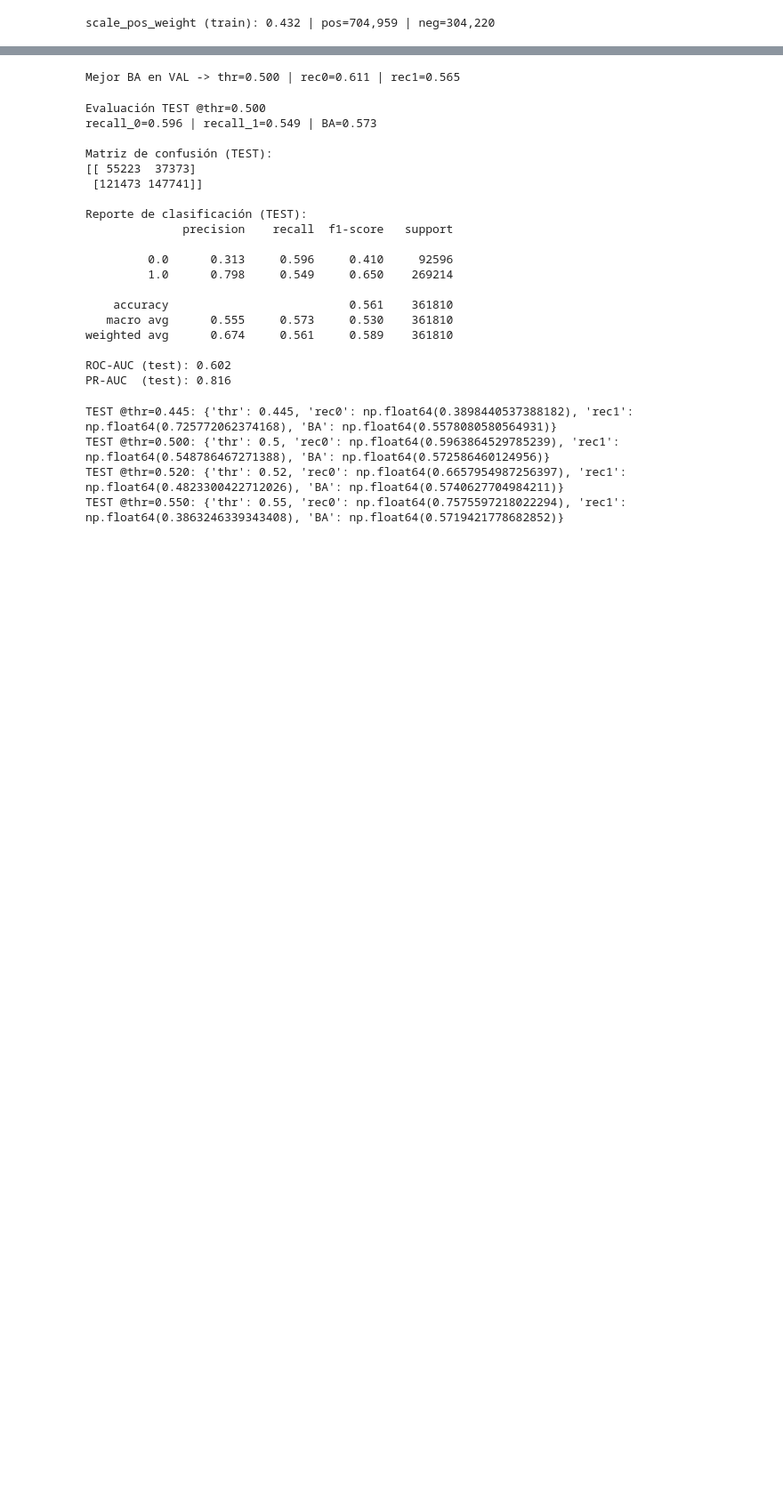
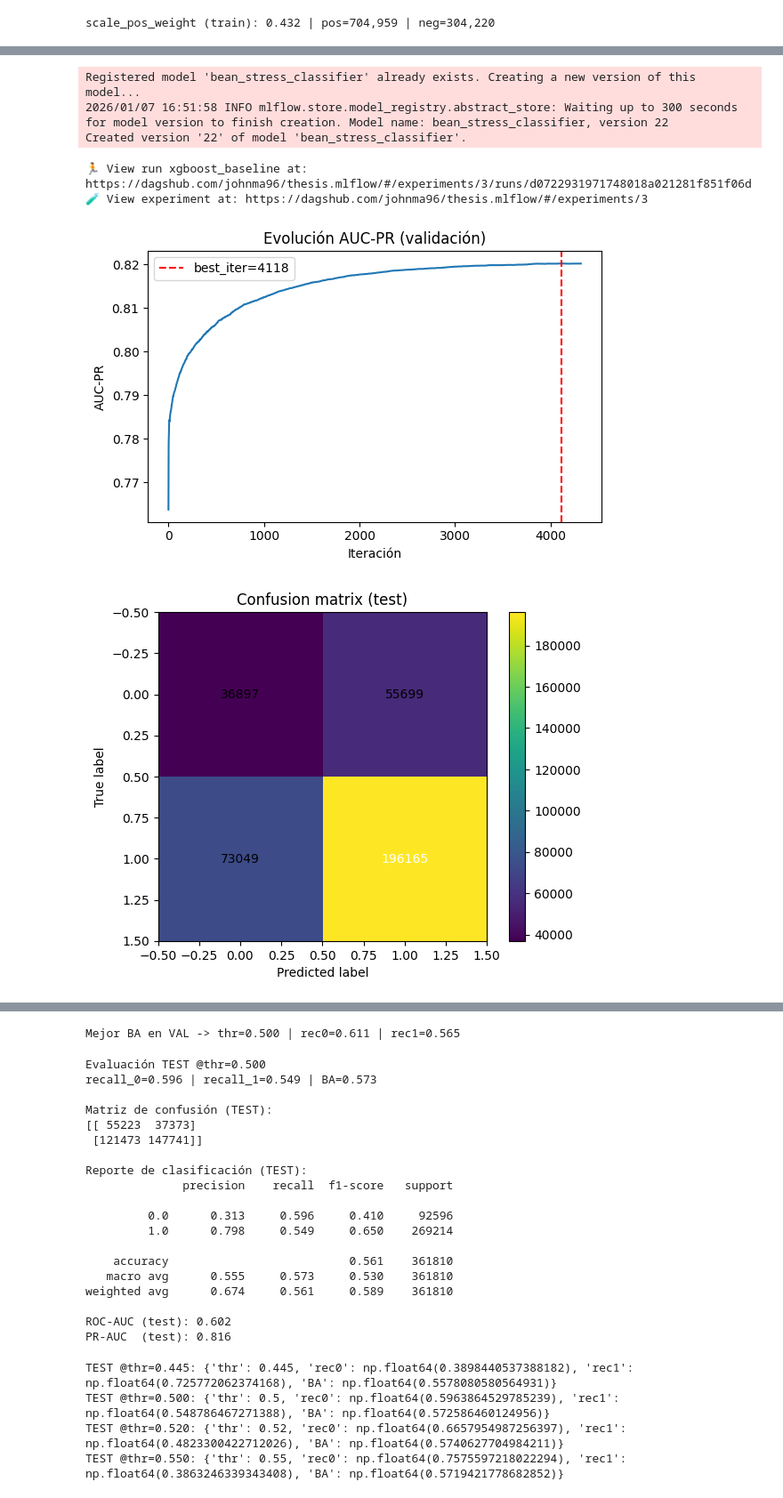
Before and after one commit to johnma96/thesis, a Jupyter notebook: notebooks/303-jmmz-ml-binary-modeling.ipynb, the cells around one changed output, grey strips where cells are left out. Shown at 89% size. Drawn from its saved outputs; the diff is of its cells as text; code cells hidden in the pictures; blank space fills up the shorter version.

```diff
--- a/notebooks/303-jmmz-ml-binary-modeling.ipynb
+++ b/notebooks/303-jmmz-ml-binary-modeling.ipynb
@@ -919,3 +1154,5 @@ array([[-1.31786473, -1.13053074, -1.00299263, ...,  0.08888896,
 # 2. Modelado con XGBoost
 # %% [markdown]
 ## 2.1 Modelo sin optimización de hiperparámetros
+# %%
+mlflow.set_experiment("xgboost")
@@ -1181,0 +1624,25 @@ Matriz de confusión (TEST):
+# %%
+xgboost_params = {
+            "objective": "binary:logistic",
+            "max_depth": 6,
+            "learning_rate": 0.03,
+            "subsample": 0.8,
+            "colsample_bytree": 0.8,
+            "eval_metric": "aucpr",
+            "max_delta_step": 1,
+            "tree_method": "hist",
+            "n_estimators": 5500,
+            "n_jobs": -1,
+            "early_stopping_rounds": 200,
+            "random_state": 42,
+            "verbosity": 3
+        }
+
+model, test_metrics, best_thr = train_xgboost_pipeline(
+    X_train = X_train.values, y_train=y_train.values,
+    X_val = X_val.values, y_val=y_val.values,
+    X_test = X_test.values, y_test=y_test.values,
+    run_name="xgboost_baseline",
+    xgboost_params=xgboost_params
+)
+# %% [output]
@@ -1181,0 +1666,7 @@ Matriz de confusión (TEST):
+Registered model 'bean_stress_classifier' already exists. Creating a new version of this model...
+2026/01/07 16:51:58 INFO mlflow.store.model_registry.abstract_store: Waiting up to 300 seconds for model version to finish creation. Model name: bean_stress_classifier, version 22
+Created version '22' of model 'bean_stress_classifier'.
+🏃 View run xgboost_baseline at: https://dagshub.com/johnma96/thesis.mlflow/#/experiments/3/runs/d0722931971748018a021281f851f06d
+🧪 View experiment at: https://dagshub.com/johnma96/thesis.mlflow/#/experiments/3
+[figure, added]
+[figure, added]
```
Also changed, not shown: parts of 36 cells of this notebook, 3 other files.
